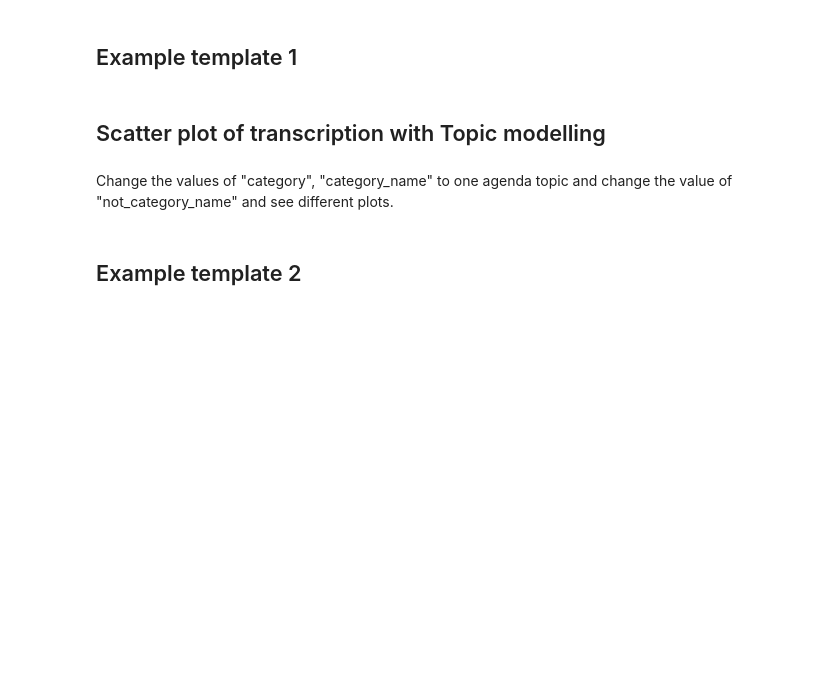
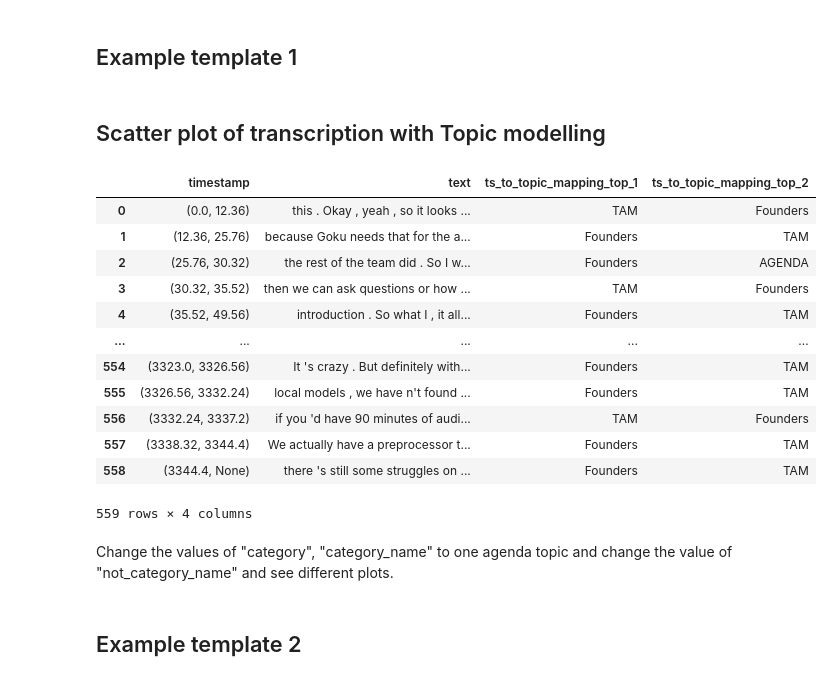
Before and after one commit to Monadical-SAS/reflector, a Jupyter notebook: Viz-experiments.ipynb, the cells around one changed output. Saved outputs shown, nothing was run; the diff lists cells and outputs as text; code cells hidden in the pictures; blank space fills up the shorter version.

```diff
--- a/Viz-experiments.ipynb
+++ b/Viz-experiments.ipynb
@@ -26,6 +44,24 @@ stopwords = nlp.Defaults.stop_words
 ## Example template 1
 # %% [markdown]
 ## Scatter plot of transcription with Topic modelling
+# %%
+
+df = pd.read_pickle(df_file_name)
+df
+# %% [output]
+|  | timestamp | text | ts_to_topic_mapping_top_1 | ts_to_topic_mapping_top_2 |
+| 0 | (0.0, 12.36) | this . Okay , yeah , so it looks ... | TAM | Founders |
+| 1 | (12.36, 25.76) | because Goku needs that for the a... | Founders | TAM |
+| 2 | (25.76, 30.32) | the rest of the team did . So I w... | Founders | AGENDA |
+| 3 | (30.32, 35.52) | then we can ask questions or how ... | TAM | Founders |
+| 4 | (35.52, 49.56) | introduction . So what I , it all... | Founders | TAM |
+| ... | ... | ... | ... | ... |
+| 554 | (3323.0, 3326.56) | It 's crazy . But definitely with... | Founders | TAM |
+| 555 | (3326.56, 3332.24) | local models , we have n't found ... | Founders | TAM |
+| 556 | (3332.24, 3337.2) | if you 'd have 90 minutes of audi... | TAM | Founders |
+| 557 | (3338.32, 3344.4) | We actually have a preprocessor t... | Founders | TAM |
+| 558 | (3344.4, None) | there 's still some struggles on ... | Founders | TAM |
+559 rows × 4 columns
 # %% [markdown]
 Change the values of "category", "category_name" to one agenda topic and change the value of "not_category_name" and see different plots.
 # %%
```
Also changed, not shown: parts of 9 cells of this notebook, 5 other files.
